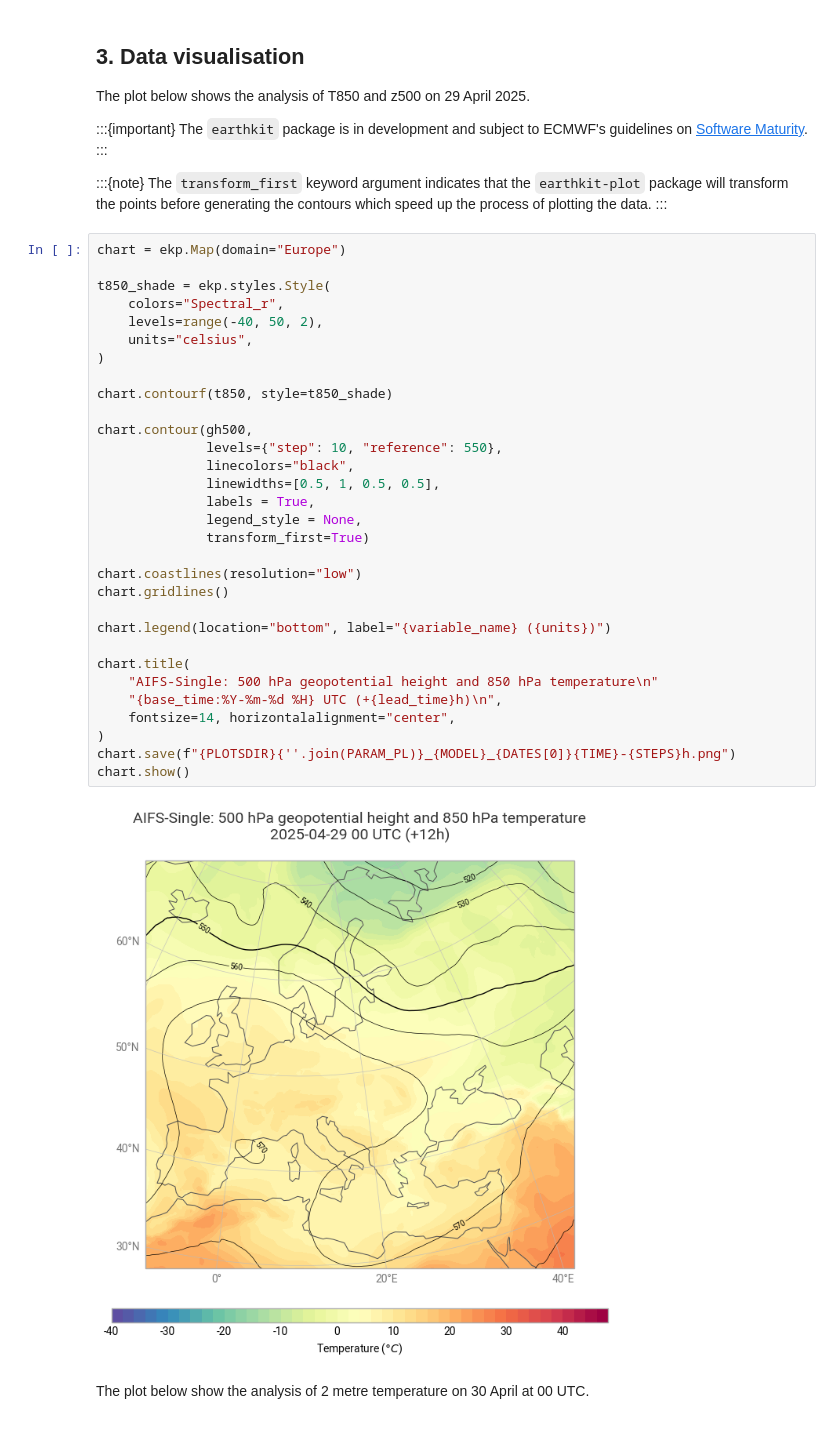
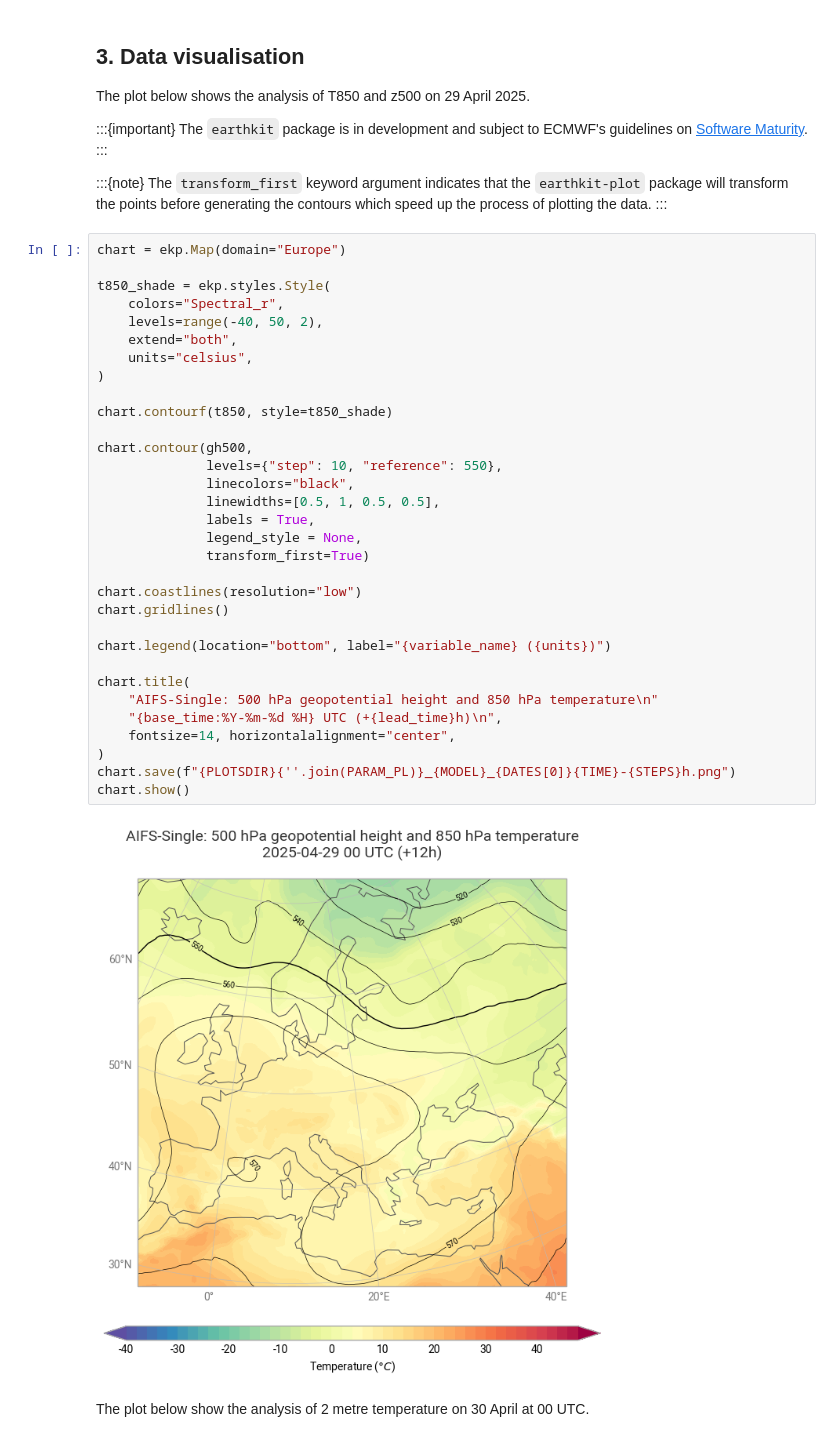
Before and after one commit to ECMWFCode4Earth/open-data-explorer, a Jupyter notebook: openDataVisio/examples/Colab/z500-t850-t2m.ipynb, the cells around one changed output. Drawn from its saved outputs; the diff is of its cells as text.

```diff
--- a/openDataVisio/examples/Colab/z500-t850-t2m.ipynb
+++ b/openDataVisio/examples/Colab/z500-t850-t2m.ipynb
@@ -225,34 +223,35 @@ chart = ekp.Map(domain="Europe")
 
 t850_shade = ekp.styles.Style(
     colors="Spectral_r",
     levels=range(-40, 50, 2),
+    extend="both",
     units="celsius",
 )
 
 chart.contourf(t850, style=t850_shade)
 
 chart.contour(gh500,
               levels={"step": 10, "reference": 550},
               linecolors="black",
               linewidths=[0.5, 1, 0.5, 0.5],
               labels = True,
               legend_style = None,
               transform_first=True)
 
 chart.coastlines(resolution="low")
 chart.gridlines()
 
 chart.legend(location="bottom", label="{variable_name} ({units})")
 
 chart.title(
     "AIFS-Single: 500 hPa geopotential height and 850 hPa temperature\n"
     "{base_time:%Y-%m-%d %H} UTC (+{lead_time}h)\n",
     fontsize=14, horizontalalignment="center",
 )
 chart.save(f"{PLOTSDIR}{''.join(PARAM_PL)}_{MODEL}_{DATES[0]}{TIME}-{STEPS}h.png")
 chart.show()
 # %% [output]
-[figure, old version]
+[figure, new version]
 # %% [markdown]
 The plot below show the analysis of 2 metre temperature on 30 April at 00 UTC.
 # %%
```
Also changed, not shown: parts of 5 cells of this notebook, 12 other files.
